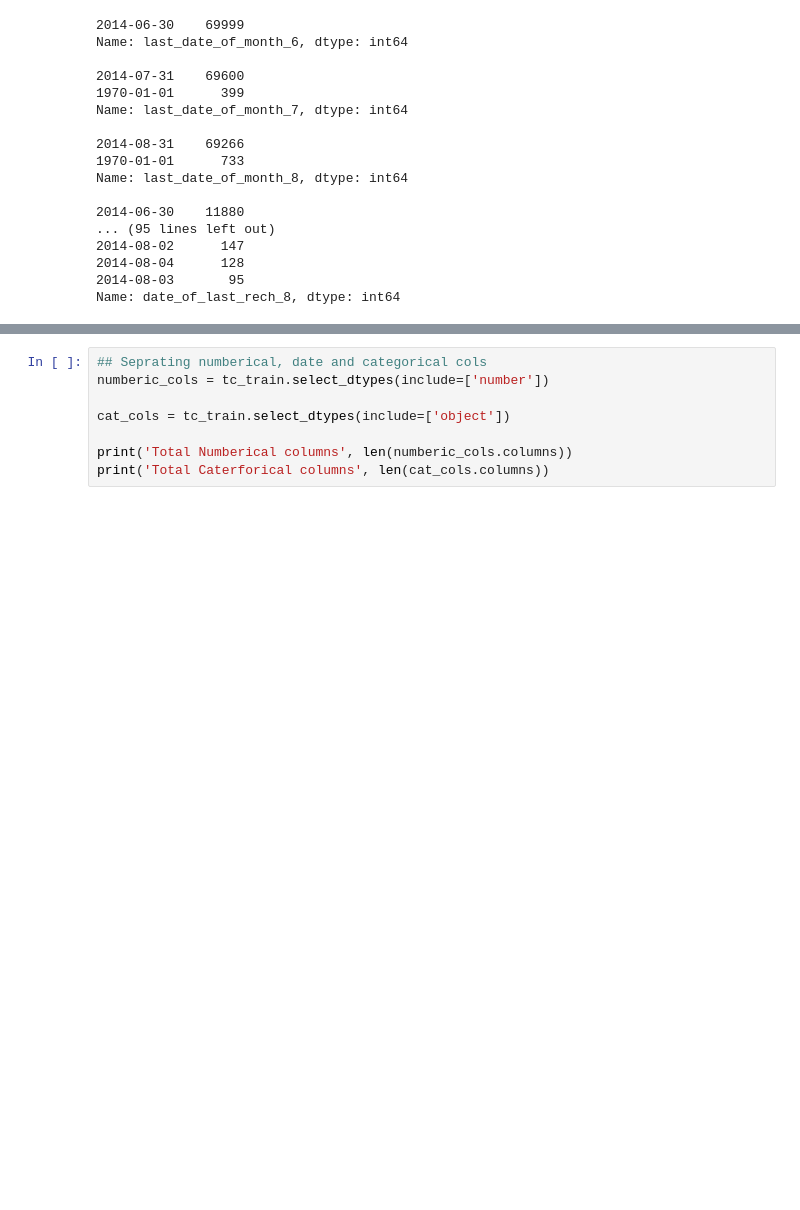
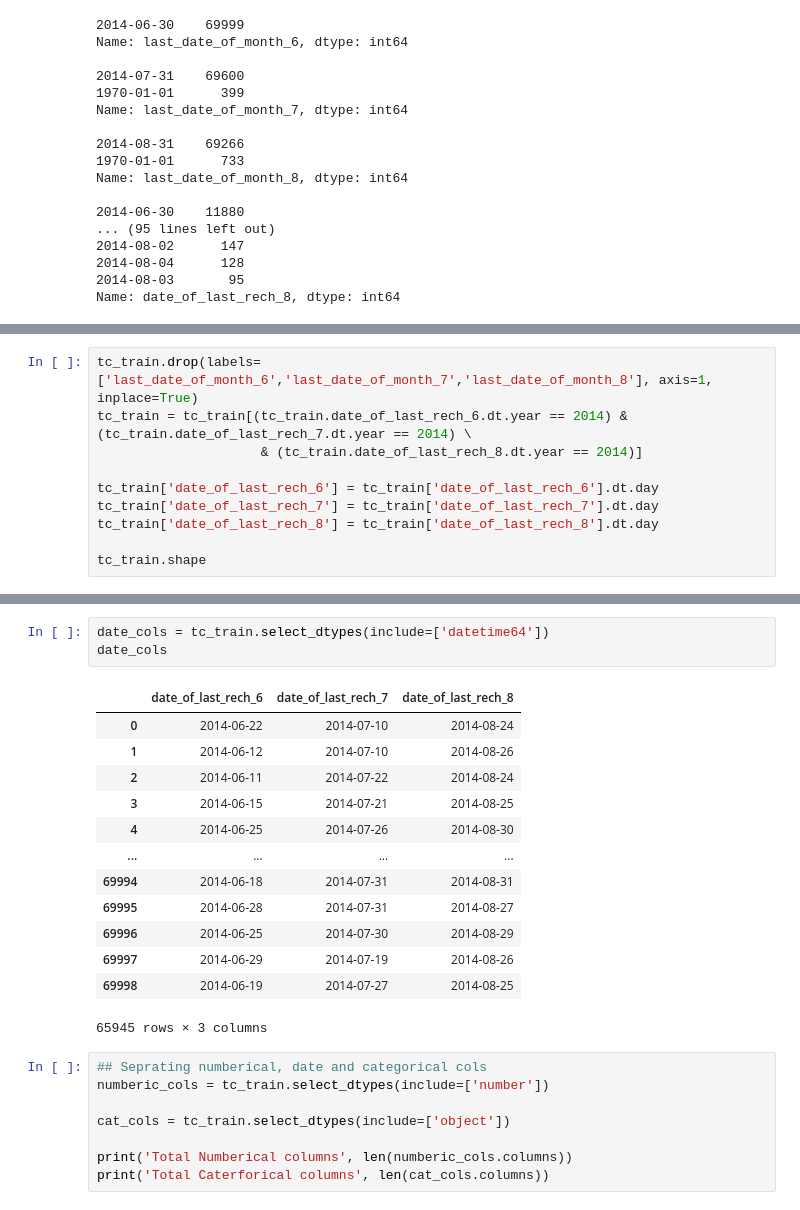
Before and after one commit to hargurjeet/Telecom-Churn-Prediction, a Jupyter notebook: telecom-churn-predictions.ipynb, the cells around one changed output, grey strips where cells are left out. Cells and saved outputs as stored; diff of their text form; blank space fills up the shorter version.

Commit message:
Kaggle Notebook | Telecom Churn Predictions | Version 8 | Date time column sorted

```diff
--- a/telecom-churn-predictions.ipynb
+++ b/telecom-churn-predictions.ipynb
@@ -265,0 +266,10 @@ Name: date_of_last_rech_8, dtype: int64
+# %%
+tc_train.drop(labels=['last_date_of_month_6','last_date_of_month_7','last_date_of_month_8'], axis=1, inplace=True)
+tc_train = tc_train[(tc_train.date_of_last_rech_6.dt.year == 2014) & (tc_train.date_of_last_rech_7.dt.year == 2014) \
+                     & (tc_train.date_of_last_rech_8.dt.year == 2014)]
+
+tc_train['date_of_last_rech_6'] = tc_train['date_of_last_rech_6'].dt.day
+tc_train['date_of_last_rech_7'] = tc_train['date_of_last_rech_7'].dt.day
+tc_train['date_of_last_rech_8'] = tc_train['date_of_last_rech_8'].dt.day
+
+tc_train.shape
@@ -266,3 +293,20 @@ Name: date_of_last_rech_8, dtype: int64
+# %%
+date_cols = tc_train.select_dtypes(include=['datetime64'])
+date_cols
+# %% [output]
+|  | date_of_last_rech_6 | date_of_last_rech_7 | date_of_last_rech_8 |
+| 0 | 2014-06-22 | 2014-07-10 | 2014-08-24 |
+| 1 | 2014-06-12 | 2014-07-10 | 2014-08-26 |
+| 2 | 2014-06-11 | 2014-07-22 | 2014-08-24 |
+| 3 | 2014-06-15 | 2014-07-21 | 2014-08-25 |
+| 4 | 2014-06-25 | 2014-07-26 | 2014-08-30 |
+| ... | ... | ... | ... |
+| 69994 | 2014-06-18 | 2014-07-31 | 2014-08-31 |
+| 69995 | 2014-06-28 | 2014-07-31 | 2014-08-27 |
+| 69996 | 2014-06-25 | 2014-07-30 | 2014-08-29 |
+| 69997 | 2014-06-29 | 2014-07-19 | 2014-08-26 |
+| 69998 | 2014-06-19 | 2014-07-27 | 2014-08-25 |
+65945 rows × 3 columns
 # %%
 ## Seprating numberical, date and categorical cols
 numberic_cols = tc_train.select_dtypes(include=['number'])
```
Also changed, not shown: parts of 7 cells of this notebook.
